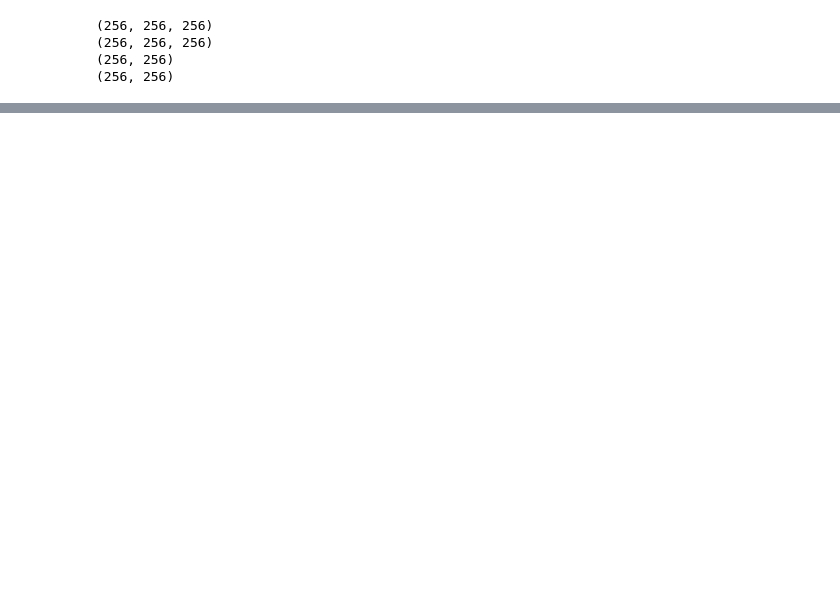
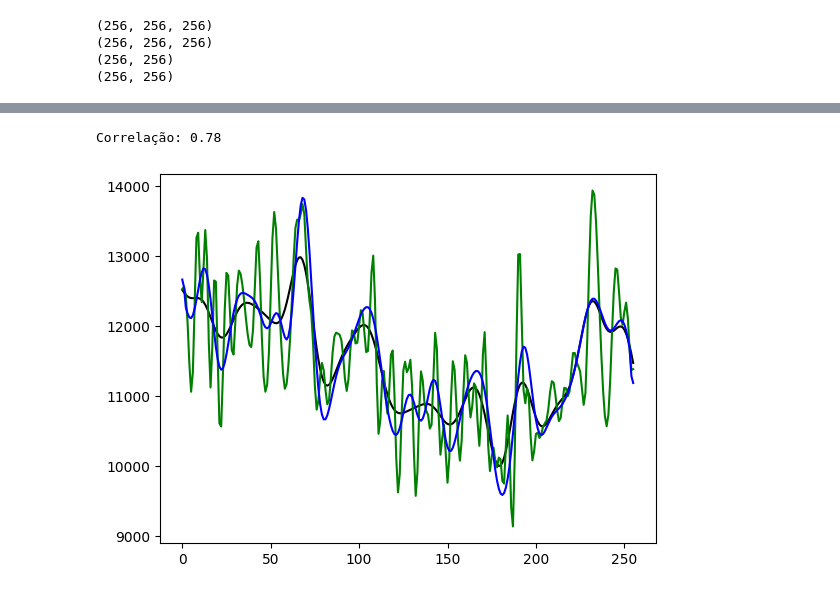
Before and after one commit to dprjoao/InvertLab, a Jupyter notebook: normal_equations.ipynb, the cells around one changed output, grey strips where cells are left out. Saved outputs shown, nothing was run; the diff lists cells and outputs as text; code cells hidden in the pictures; blank space fills up the shorter version.

Commit message:
inversion

```diff
--- a/normal_equations.ipynb
+++ b/normal_equations.ipynb
@@ -35,0 +129,33 @@ data_imp_back = hf.butter_lowpass_filter(data_imp, cutoff_back, fs=fs, order=5)
+# %%
+nx , ny , nz = data_amp.shape
+
+PostStackOperator = pylops.avo.poststack.PoststackLinearModelling(
+    wlet / 2, nt0=nz, spatdims=1, explicit=True
+)
+# %%
+section_inv = 200
+
+inverted_impedance_ricker = (
+    pylops.optimization.leastsquares.normal_equations_inversion(
+        Op=PostStackOperator,
+        y=data_amp[section_inv, section_inv, :],
+        Regs=[],
+        epsI=2,
+        x0=data_imp_back[section_inv, section_inv, :],
+        engine="scipy",
+        **dict(maxiter=1000)
+    )[0]
+)
+
+inv_final = inverted_impedance_ricker + data_imp_back[section_inv, section_inv, :]
+plt.plot(data_imp_back[section_inv, section_inv, :], color="black")
+plt.plot(data_imp_gab[section_inv, section_inv, :], color="green")
+plt.plot(inv_final, color="blue")
+
+
+correlation_coefficient = pearson(data_imp_gab[section_inv, section_inv, :], inv_final)[0]
+
+print(f"Correlação: {correlation_coefficient:.2f}")
+# %% [output]
+Correlação: 0.78
+[figure, added]
```
Also changed, not shown: parts of 5 cells of this notebook, 1 other file.
